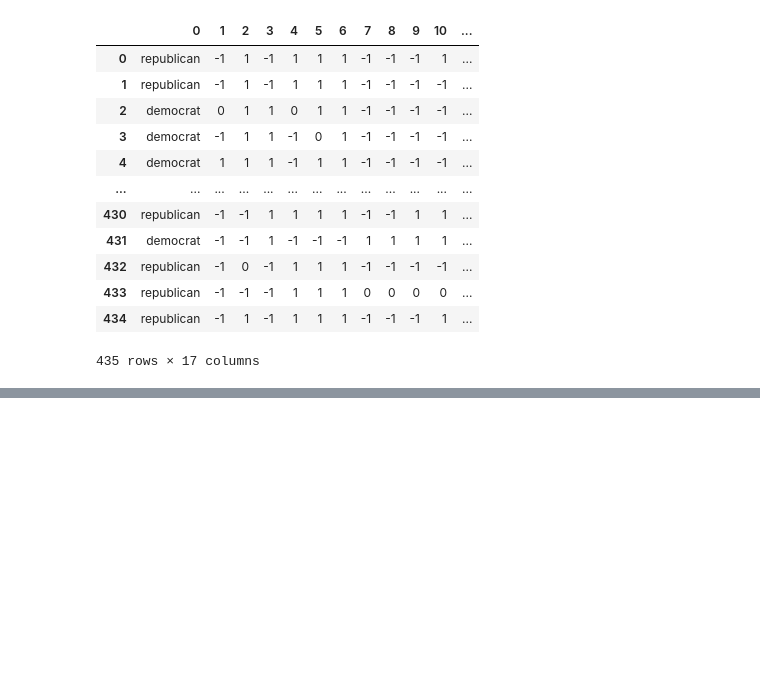
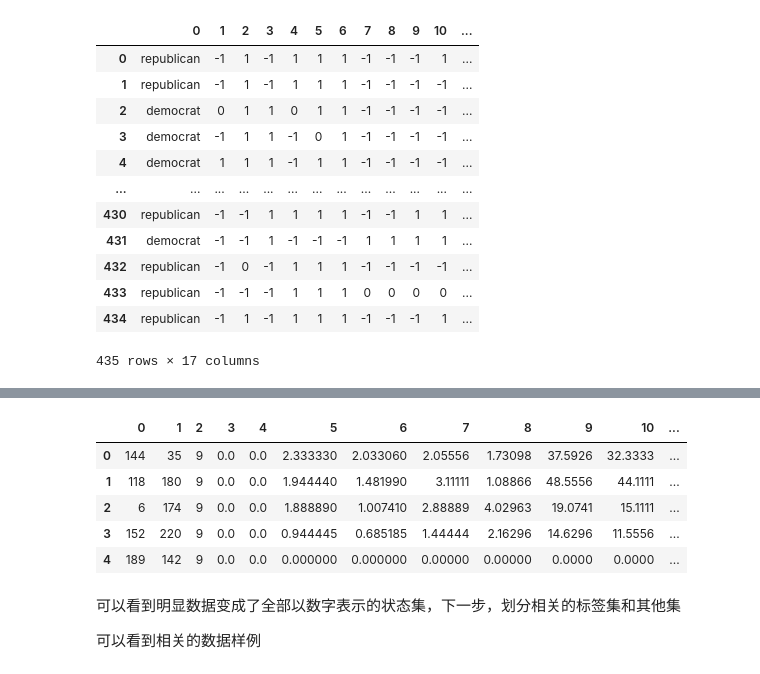
Before and after one commit to JunTheRipper/Data-Mining-Access, a Jupyter notebook: 3.Data-Classification-Forecast/3.Data-Classification-Forecast数据分类预测.ipynb, the cells around one changed output, grey strips where cells are left out. Saved outputs shown, nothing was run; the diff lists cells and outputs as text; code cells hidden in the pictures; blank space fills up the shorter version.

```diff
--- a/3.Data-Classification-Forecast/3.Data-Classification-Forecast数据分类预测.ipynb
+++ b/3.Data-Classification-Forecast/3.Data-Classification-Forecast数据分类预测.ipynb
@@ -126,0 +434,4 @@ vote_data
+# %%
+train = pd.read_csv('data/tain.csv',header=None)
+print(train)
+print(train.isnull().any())
@@ -126,0 +456,4 @@ vote_data
+# %%
+test = pd.read_csv('data/test.csv',header=None)
+print(test)
+print(test.isnull().any())
@@ -126,0 +485,15 @@ vote_data
+# %%
+train = train.replace('brickface',1).replace('sky',2).replace('foliage',3).replace('cement',4).replace('window',5).replace('path',6).replace('grass',7)
+test = test.replace('brickface',1).replace('sky',2).replace('foliage',3).replace('cement',4).replace('window',5).replace('path',6).replace('grass',7)
+test.head()
+# %% [output]
+|  | 0 | 1 | 2 | 3 | 4 | 5 | 6 | 7 | 8 | 9 | 10 | ... |
+| 0 | 144 | 35 | 9 | 0.0 | 0.0 | 2.333330 | 2.033060 | 2.05556 | 1.73098 | 37.5926 | 32.3333 | ... |
+| 1 | 118 | 180 | 9 | 0.0 | 0.0 | 1.944440 | 1.481990 | 3.11111 | 1.08866 | 48.5556 | 44.1111 | ... |
+| 2 | 6 | 174 | 9 | 0.0 | 0.0 | 1.888890 | 1.007410 | 2.88889 | 4.02963 | 19.0741 | 15.1111 | ... |
+| 3 | 152 | 220 | 9 | 0.0 | 0.0 | 0.944445 | 0.685185 | 1.44444 | 2.16296 | 14.6296 | 11.5556 | ... |
+| 4 | 189 | 142 | 9 | 0.0 | 0.0 | 0.000000 | 0.000000 | 0.00000 | 0.00000 | 0.0000 | 0.0000 | ... |
+# %% [markdown]
+可以看到明显数据变成了全部以数字表示的状态集，下一步，划分相关的标签集和其他集
+
+可以看到相关的数据样例
```
Also changed, not shown: parts of 35 cells of this notebook, 1 other file.
